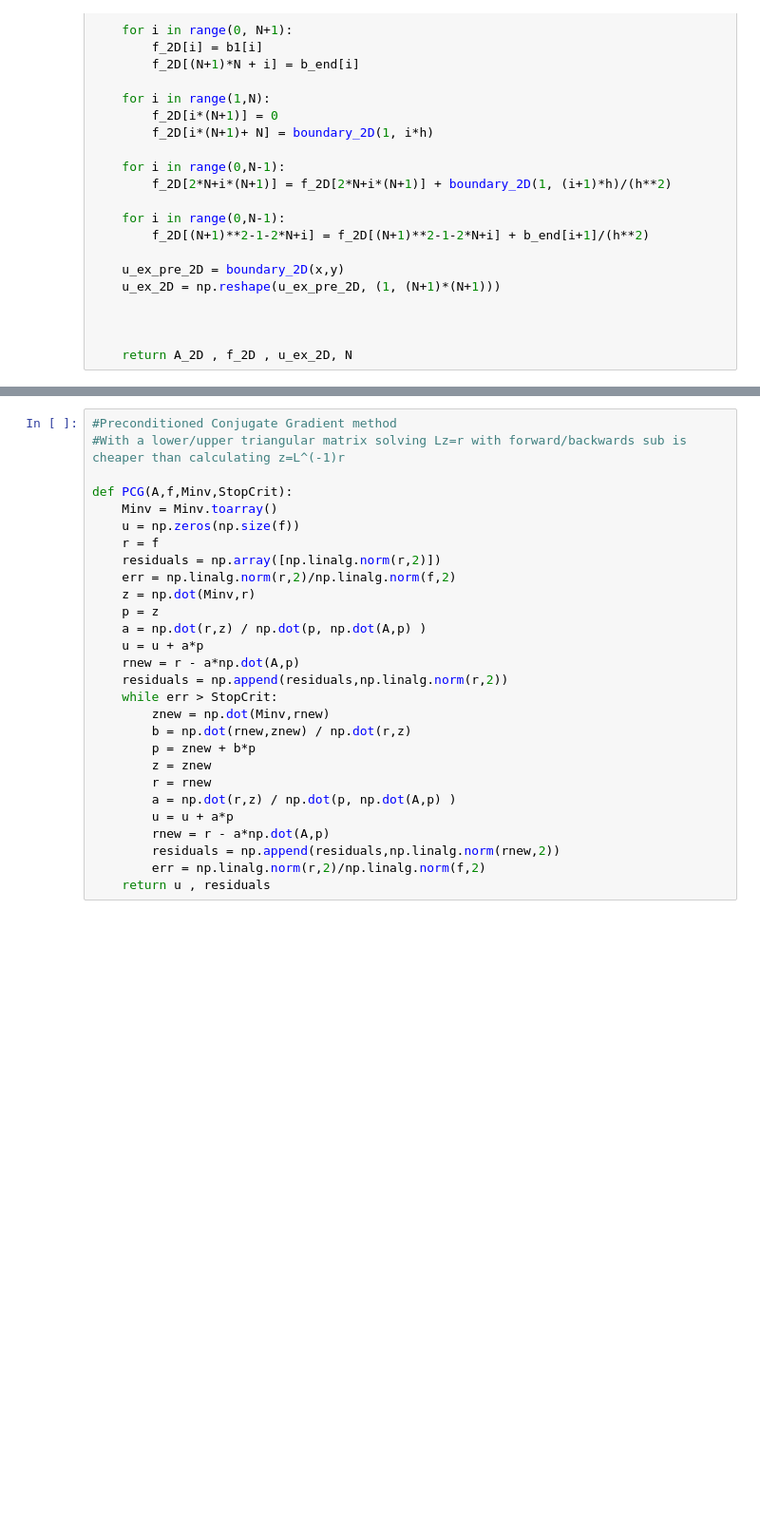
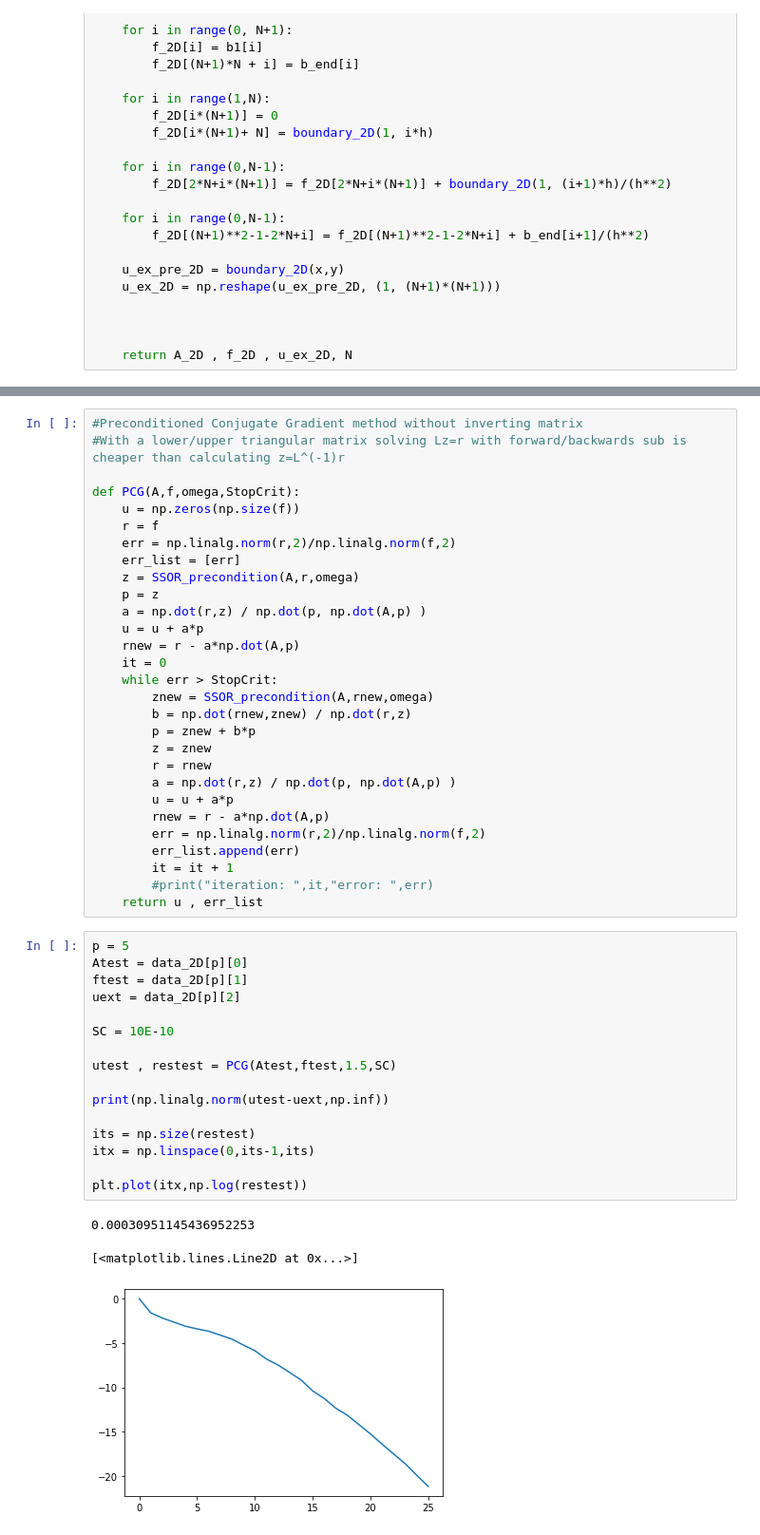
Before and after one commit to bjarkeh97/Scientific_Computing_project, a Jupyter notebook: Problem 6.ipynb, the cells around one changed output, grey strips where cells are left out. Shown: that part at 95% size. Drawn from its saved outputs; the diff is of its cells as text; blank space fills up the shorter version.

```diff
--- a/Problem 6.ipynb
+++ b/Problem 6.ipynb
@@ -126,21 +137,20 @@ Minv = sps.linalg.inv(M)
 # %%
-#Preconditioned Conjugate Gradient method
+#Preconditioned Conjugate Gradient method without inverting matrix
 #With a lower/upper triangular matrix solving Lz=r with forward/backwards sub is cheaper than calculating z=L^(-1)r
 
-def PCG(A,f,Minv,StopCrit):
-    Minv = Minv.toarray()
+def PCG(A,f,omega,StopCrit):
     u = np.zeros(np.size(f))
     r = f
-    residuals = np.array([np.linalg.norm(r,2)])
     err = np.linalg.norm(r,2)/np.linalg.norm(f,2)
-    z = np.dot(Minv,r)
+    err_list = [err]
+    z = SSOR_precondition(A,r,omega)
     p = z
     a = np.dot(r,z) / np.dot(p, np.dot(A,p) )
     u = u + a*p
     rnew = r - a*np.dot(A,p)
-    residuals = np.append(residuals,np.linalg.norm(r,2))
+    it = 0
     while err > StopCrit:
-        znew = np.dot(Minv,rnew)
+        znew = SSOR_precondition(A,rnew,omega)
         b = np.dot(rnew,znew) / np.dot(r,z)
         p = znew + b*p
         z = znew
@@ -148,9 +158,31 @@ def PCG(A,f,Minv,StopCrit):
         a = np.dot(r,z) / np.dot(p, np.dot(A,p) )
         u = u + a*p
         rnew = r - a*np.dot(A,p)
-        residuals = np.append(residuals,np.linalg.norm(rnew,2))
         err = np.linalg.norm(r,2)/np.linalg.norm(f,2)
-    return u , residuals
+        err_list.append(err)
+        it = it + 1
+        #print("iteration: ",it,"error: ",err)
+    return u , err_list
+# %%
+p = 5
+Atest = data_2D[p][0]
+ftest = data_2D[p][1]
+uext = data_2D[p][2]
+
+SC = 10E-10
+
+utest , restest = PCG(Atest,ftest,1.5,SC)
+
+print(np.linalg.norm(utest-uext,np.inf))
+
+its = np.size(restest)
+itx = np.linspace(0,its-1,its)
+
+plt.plot(itx,np.log(restest))
+# %% [output]
+0.00030951145436952253
+[<matplotlib.lines.Line2D at 0x...>]
+[figure, added]
 # %%
 from matplotlib import pyplot as plt
 
```
Also changed, not shown: parts of 9 cells of this notebook.
